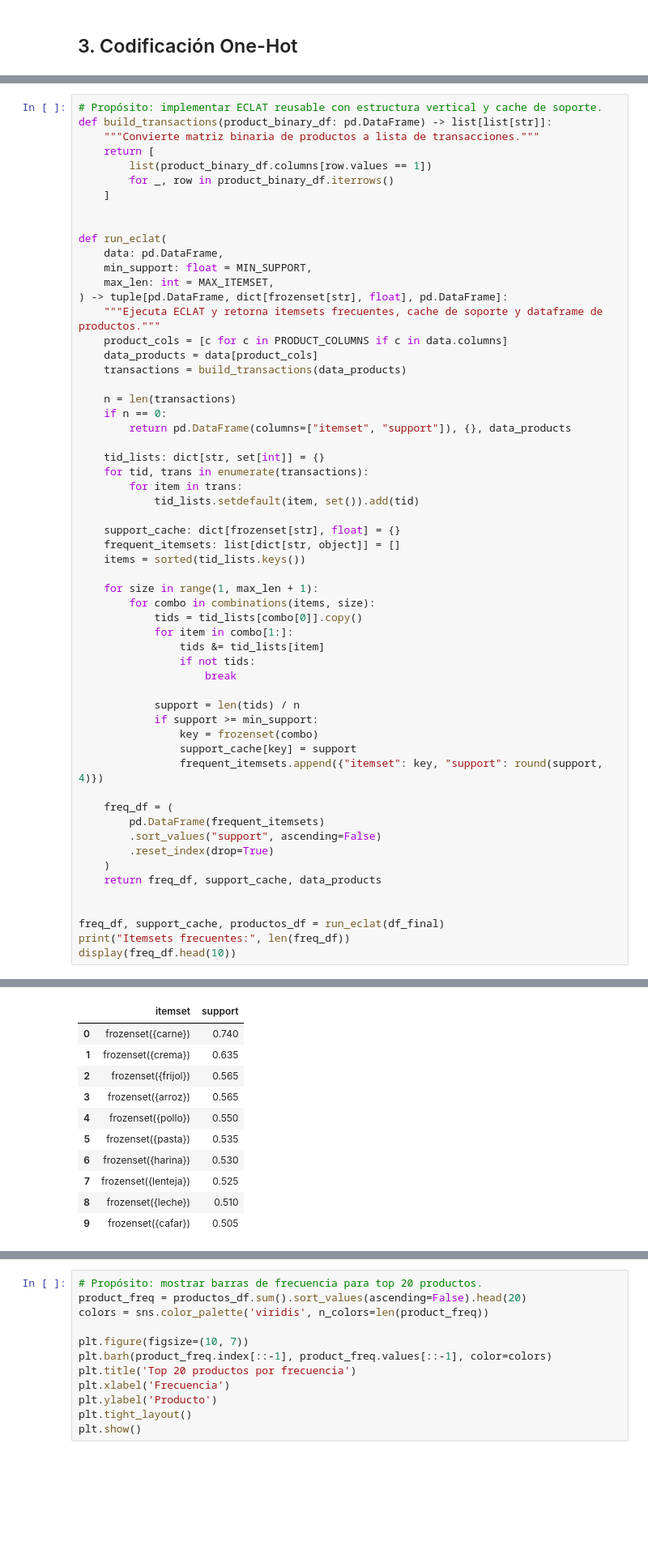
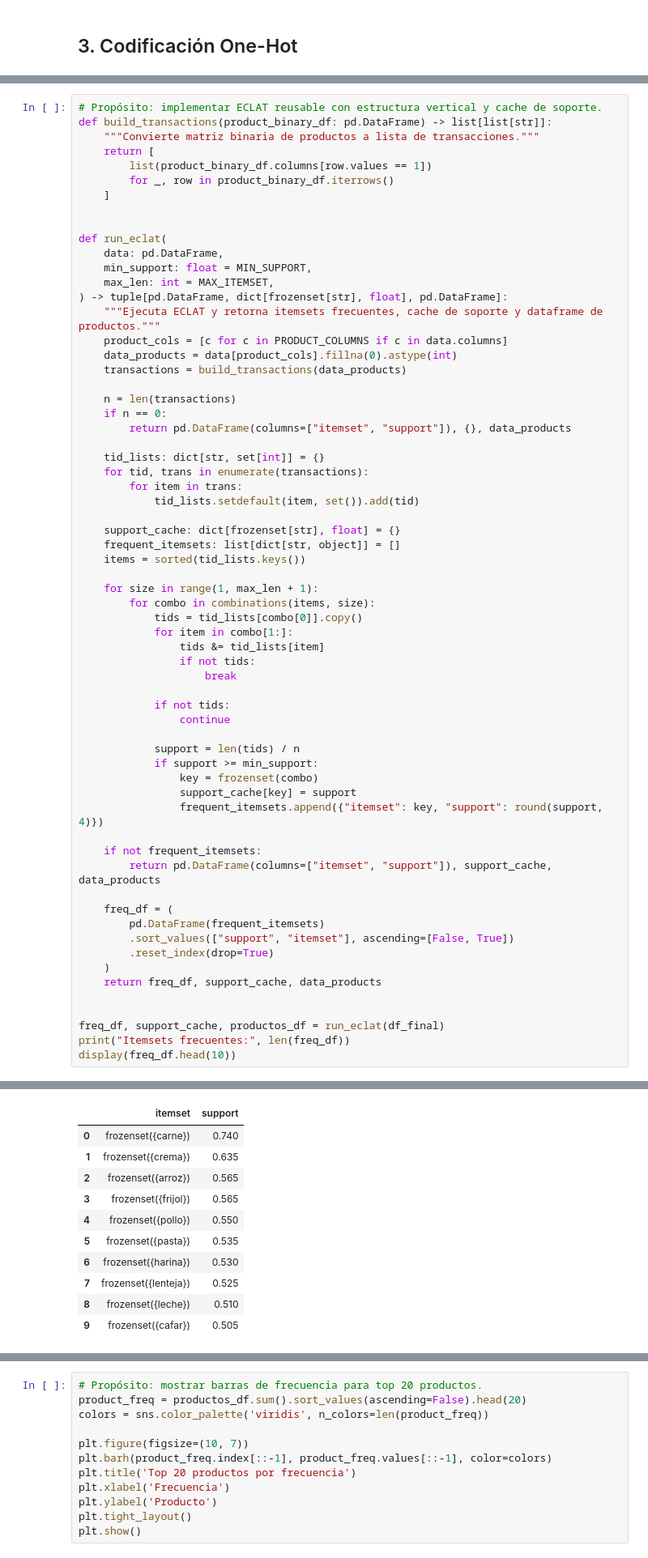
Before and after one commit to 5arSanti/data-mining-eclat, a Jupyter notebook: eclat_habitos_compra.ipynb, the cells around one changed output, grey strips where cells are left out. Shown at 81% size. Saved outputs shown, nothing was run; the diff lists cells and outputs as text; blank space fills up the shorter version.

```diff
--- a/eclat_habitos_compra.ipynb
+++ b/eclat_habitos_compra.ipynb
@@ -281,7 +328,7 @@ def run_eclat(
 ) -> tuple[pd.DataFrame, dict[frozenset[str], float], pd.DataFrame]:
     """Ejecuta ECLAT y retorna itemsets frecuentes, cache de soporte y dataframe de productos."""
     product_cols = [c for c in PRODUCT_COLUMNS if c in data.columns]
-    data_products = data[product_cols]
+    data_products = data[product_cols].fillna(0).astype(int)
     transactions = build_transactions(data_products)
 
     n = len(transactions)
@@ -299,36 +346,42 @@ def run_eclat(
 
     for size in range(1, max_len + 1):
         for combo in combinations(items, size):
             tids = tid_lists[combo[0]].copy()
             for item in combo[1:]:
                 tids &= tid_lists[item]
                 if not tids:
                     break
 
+            if not tids:
+                continue
+
             support = len(tids) / n
             if support >= min_support:
                 key = frozenset(combo)
                 support_cache[key] = support
                 frequent_itemsets.append({"itemset": key, "support": round(support, 4)})
 
+    if not frequent_itemsets:
+        return pd.DataFrame(columns=["itemset", "support"]), support_cache, data_products
+
     freq_df = (
         pd.DataFrame(frequent_itemsets)
-        .sort_values("support", ascending=False)
+        .sort_values(["support", "itemset"], ascending=[False, True])
         .reset_index(drop=True)
     )
     return freq_df, support_cache, data_products
 
 
 freq_df, support_cache, productos_df = run_eclat(df_final)
 print("Itemsets frecuentes:", len(freq_df))
 display(freq_df.head(10))
 # %% [output]
 Itemsets frecuentes: 339
 |  | itemset | support |
 | 0 | frozenset({carne}) | 0.740 |
 | 1 | frozenset({crema}) | 0.635 |
-| 2 | frozenset({frijol}) | 0.565 |
-| 3 | frozenset({arroz}) | 0.565 |
+| 2 | frozenset({arroz}) | 0.565 |
+| 3 | frozenset({frijol}) | 0.565 |
 | 4 | frozenset({pollo}) | 0.550 |
 | 5 | frozenset({pasta}) | 0.535 |
 | 6 | frozenset({harina}) | 0.530 |
```
Also changed, not shown: parts of 18 cells of this notebook, 2 other files.
